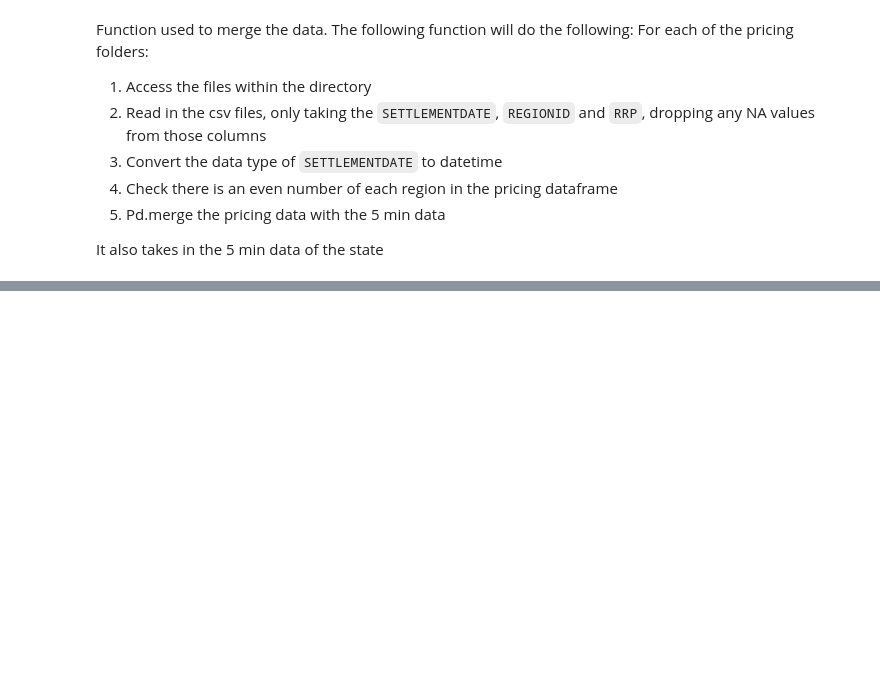
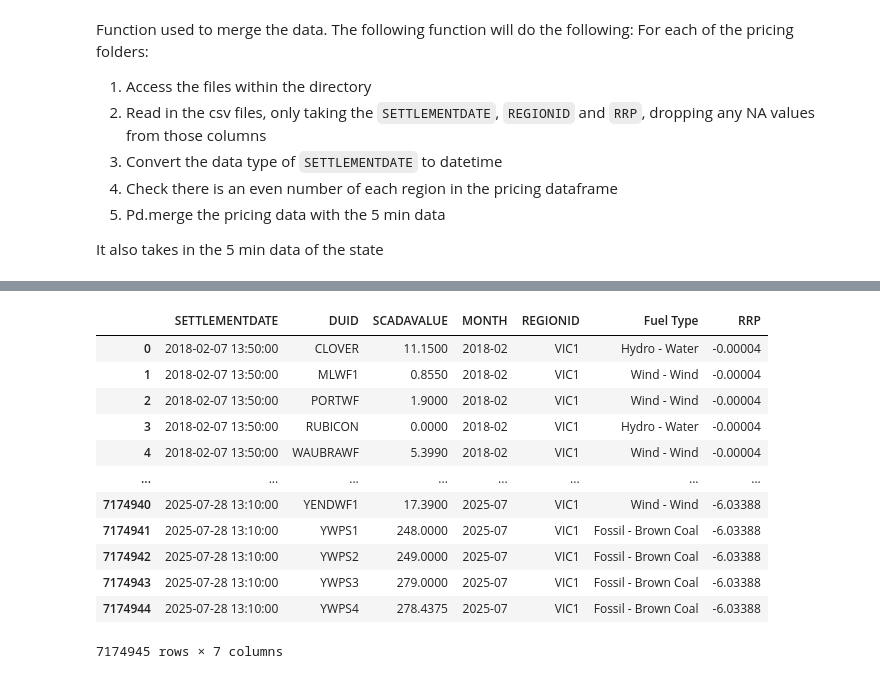
Before and after one commit to aidanlockwood20/IFN695-Codebase, a Jupyter notebook: report.ipynb, the cells around one changed output, grey strips where cells are left out. Drawn from its saved outputs; the diff is of its cells as text; code cells hidden in the pictures; blank space fills up the shorter version.

```diff
--- a/report.ipynb
+++ b/report.ipynb
@@ -908,0 +846,17 @@ Looking into directory:  /Users/aidanlockwood/Documents/GitHub/IFN695-Codebase/d
+# %%
+vic_neg_price = vic_data_price[(vic_data_price['RRP'] < 0) & (vic_data_price['Fuel Type'] != 'Other - Other')].dropna().reset_index(drop = True)
+vic_neg_price
+# %% [output]
+|  | SETTLEMENTDATE | DUID | SCADAVALUE | MONTH | REGIONID | Fuel Type | RRP |
+| 0 | 2018-02-07 13:50:00 | CLOVER | 11.1500 | 2018-02 | VIC1 | Hydro - Water | -0.00004 |
+| 1 | 2018-02-07 13:50:00 | MLWF1 | 0.8550 | 2018-02 | VIC1 | Wind - Wind | -0.00004 |
+| 2 | 2018-02-07 13:50:00 | PORTWF | 1.9000 | 2018-02 | VIC1 | Wind - Wind | -0.00004 |
+| 3 | 2018-02-07 13:50:00 | RUBICON | 0.0000 | 2018-02 | VIC1 | Hydro - Water | -0.00004 |
+| 4 | 2018-02-07 13:50:00 | WAUBRAWF | 5.3990 | 2018-02 | VIC1 | Wind - Wind | -0.00004 |
+| ... | ... | ... | ... | ... | ... | ... | ... |
+| 7174940 | 2025-07-28 13:10:00 | YENDWF1 | 17.3900 | 2025-07 | VIC1 | Wind - Wind | -6.03388 |
+| 7174941 | 2025-07-28 13:10:00 | YWPS1 | 248.0000 | 2025-07 | VIC1 | Fossil - Brown Coal | -6.03388 |
+| 7174942 | 2025-07-28 13:10:00 | YWPS2 | 249.0000 | 2025-07 | VIC1 | Fossil - Brown Coal | -6.03388 |
+| 7174943 | 2025-07-28 13:10:00 | YWPS3 | 279.0000 | 2025-07 | VIC1 | Fossil - Brown Coal | -6.03388 |
+| 7174944 | 2025-07-28 13:10:00 | YWPS4 | 278.4375 | 2025-07 | VIC1 | Fossil - Brown Coal | -6.03388 |
+7174945 rows × 7 columns
```
Also changed, not shown: parts of 50 cells of this notebook, 1 other file.
